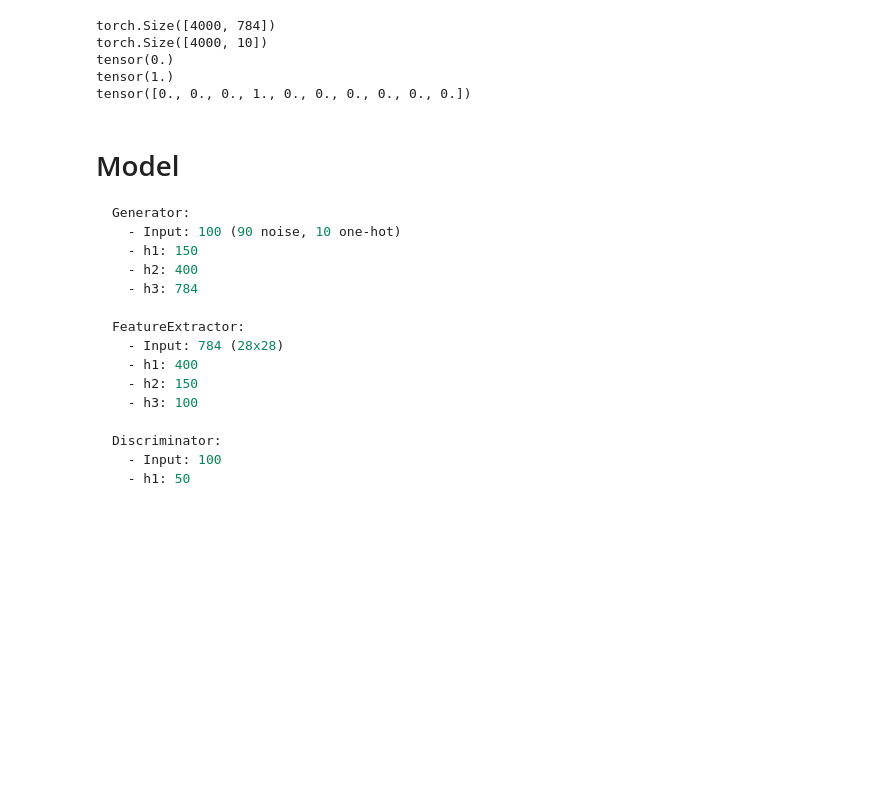
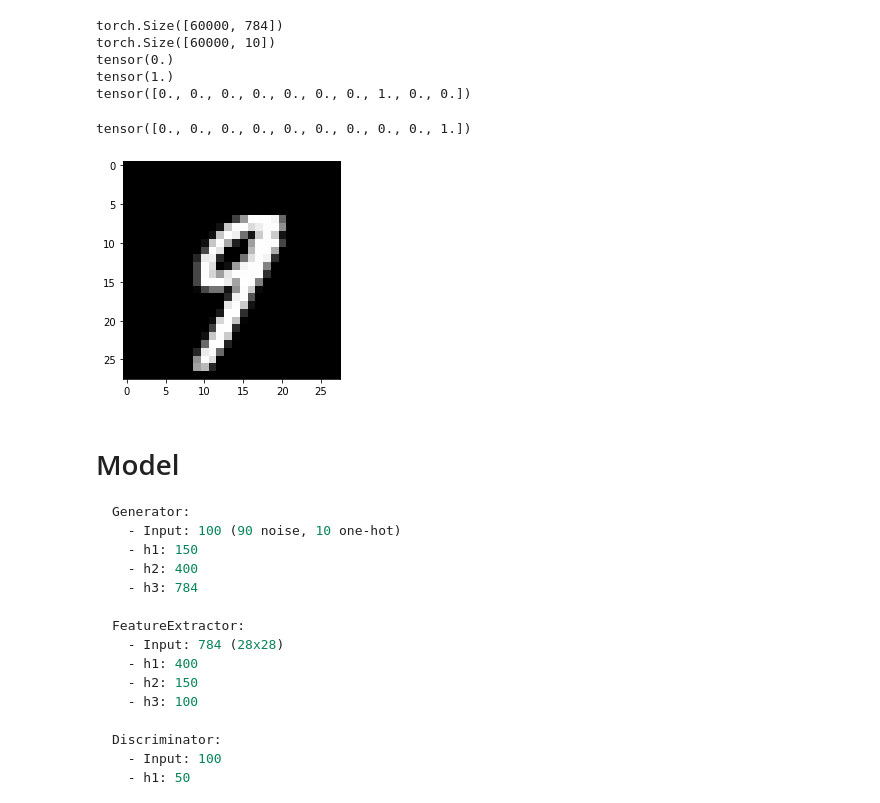
Before and after one commit to Akhilez/ml_gallery, a Jupyter notebook: ml_py/MLGallery/selective_generator/model.ipynb, the cells around one changed output. Saved outputs shown, nothing was run; the diff lists cells and outputs as text; code cells hidden in the pictures; blank space fills up the shorter version.

```diff
--- a/ml_py/MLGallery/selective_generator/model.ipynb
+++ b/ml_py/MLGallery/selective_generator/model.ipynb
@@ -11,9 +6,9 @@ def to_one_hot(x):
 # %%
 data_path = "../../data/mnist/"
-x_test = torch.Tensor(load(f'{data_path}/x_test.npy'))
-x_train = torch.Tensor(load(f'{data_path}/x_train.npy'))
-y_test = torch.Tensor(to_one_hot(load(f'{data_path}/y_test.npy').astype(int)))
-y_train = torch.Tensor(to_one_hot(load(f'{data_path}/y_train.npy').astype(int)))
+x_test = torch.Tensor(load(f'{data_path}/x_test.npy').reshape((-1, 784)))
+x_train = torch.Tensor(load(f'{data_path}/x_train.npy').reshape((-1, 784)))
+y_test = torch.Tensor(load(f'{data_path}/y_test.npy'))
+y_train = torch.Tensor(load(f'{data_path}/y_train.npy'))
 # %%
 print(x_train.shape)
 print(y_train.shape)
@@ -22,11 +17,24 @@ print(torch.min(x_test))
 print(torch.max(x_test))
 print(y_train[0])
 # %% [output]
-torch.Size([4000, 784])
-torch.Size([4000, 10])
+torch.Size([60000, 784])
+torch.Size([60000, 10])
 tensor(0.)
 tensor(1.)
-tensor([0., 0., 0., 1., 0., 0., 0., 0., 0., 0.])
+tensor([0., 0., 0., 0., 0., 0., 0., 1., 0., 0.])
+# %%
+def plot_image(x):
+    plt.imshow(x, cmap='gray')
+    # plt.show()
+# %%
+
+index = 12
+plot_image(x_test[index].numpy().reshape((28, 28)))
+print(y_test[index])
+plt.show()
+# %% [output]
+tensor([0., 0., 0., 0., 0., 0., 0., 0., 0., 1.])
+[figure, added]
 # %%
 def get_random(shape, min_=-0.5, max_=0.5):
     return torch.FloatTensor(*shape).uniform_(min_, max_).requires_grad_()
```
Also changed, not shown: parts of 6 cells of this notebook, 2 other files.
